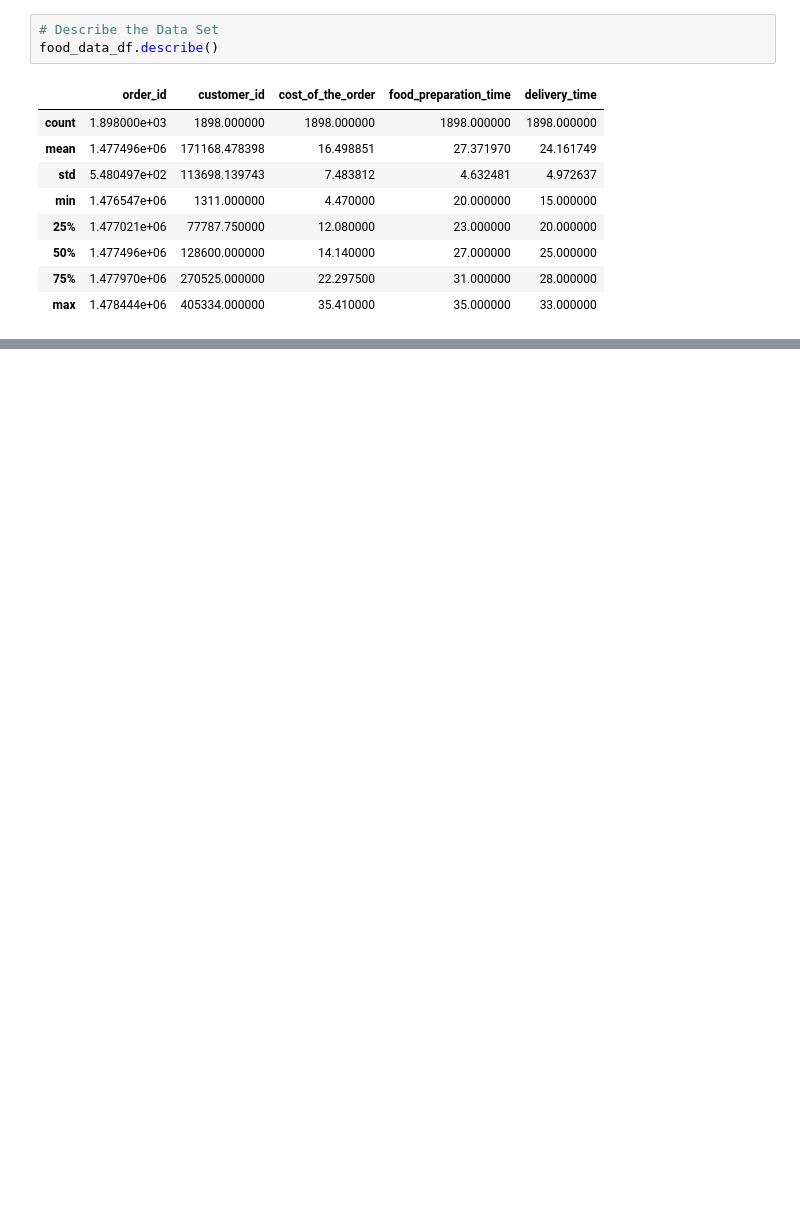
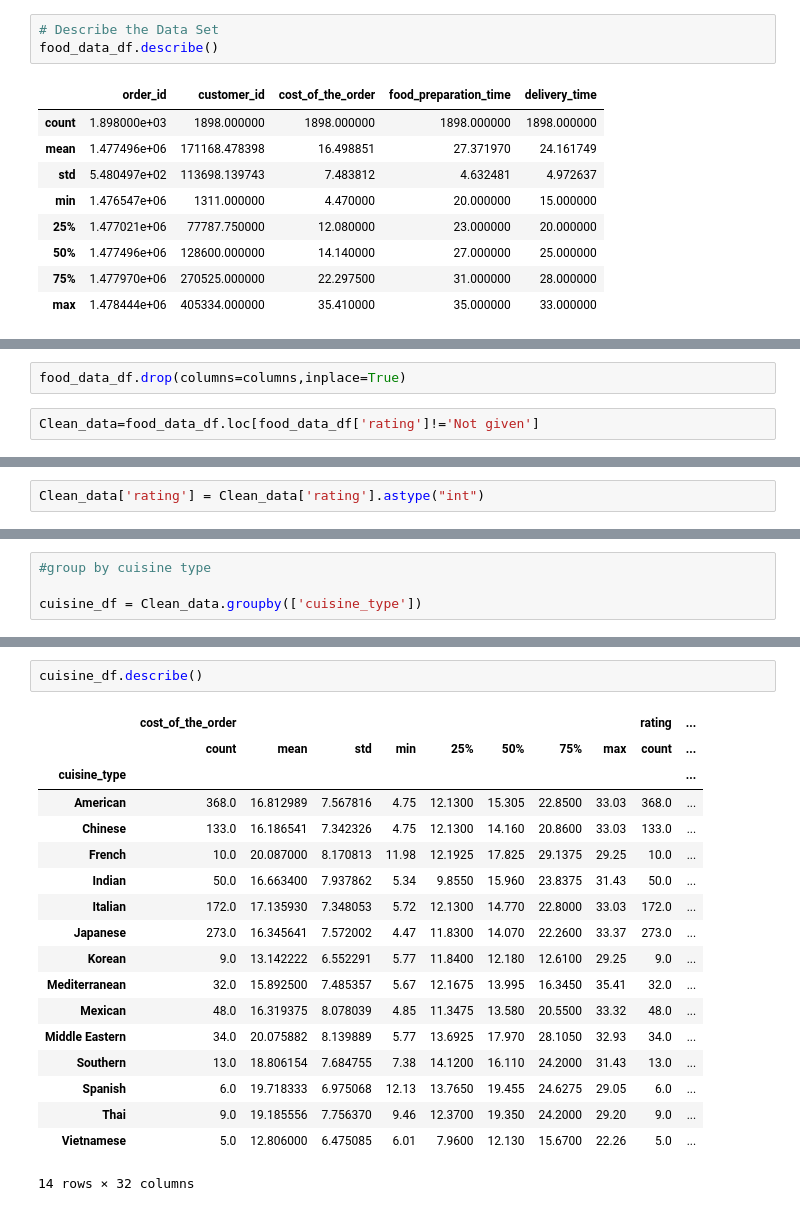
Before and after one commit to WanessaEdmond/GroupProjectFoodies, a Jupyter notebook: ny_foodies.ipynb, the cells around one changed output, grey strips where cells are left out. Drawn from its saved outputs; the diff is of its cells as text; blank space fills up the shorter version.

```diff
--- a/ny_foodies.ipynb
+++ b/ny_foodies.ipynb
@@ -83,0 +61,4 @@ KeyError: "['order_id', 'customer_id'] not found in axis"
+# %%
+food_data_df.drop(columns=columns,inplace=True)
+# %%
+Clean_data=food_data_df.loc[food_data_df['rating']!='Not given']
@@ -88,0 +97,2 @@ food_data_df[food_data_df.restaurant_name.isin(["Joe's Shanghai \x8e_À\x8eü£
+# %%
+Clean_data['rating'] = Clean_data['rating'].astype("int")
@@ -88,0 +116,4 @@ food_data_df[food_data_df.restaurant_name.isin(["Joe's Shanghai \x8e_À\x8eü£
+# %%
+#group by cuisine type
+
+cuisine_df = Clean_data.groupby(['cuisine_type'])
@@ -88,0 +151,21 @@ food_data_df[food_data_df.restaurant_name.isin(["Joe's Shanghai \x8e_À\x8eü£
+# %%
+cuisine_df.describe()
+# %% [output]
+|  | cost_of_the_order |  |  |  |  |  |  |  | rating | ... |
+|  | count | mean | std | min | 25% | 50% | 75% | max | count | ... |
+| cuisine_type |  |  |  |  |  |  |  |  |  | ... |
+| American | 368.0 | 16.812989 | 7.567816 | 4.75 | 12.1300 | 15.305 | 22.8500 | 33.03 | 368.0 | ... |
+| Chinese | 133.0 | 16.186541 | 7.342326 | 4.75 | 12.1300 | 14.160 | 20.8600 | 33.03 | 133.0 | ... |
+| French | 10.0 | 20.087000 | 8.170813 | 11.98 | 12.1925 | 17.825 | 29.1375 | 29.25 | 10.0 | ... |
+| Indian | 50.0 | 16.663400 | 7.937862 | 5.34 | 9.8550 | 15.960 | 23.8375 | 31.43 | 50.0 | ... |
+| Italian | 172.0 | 17.135930 | 7.348053 | 5.72 | 12.1300 | 14.770 | 22.8000 | 33.03 | 172.0 | ... |
+| Japanese | 273.0 | 16.345641 | 7.572002 | 4.47 | 11.8300 | 14.070 | 22.2600 | 33.37 | 273.0 | ... |
+| Korean | 9.0 | 13.142222 | 6.552291 | 5.77 | 11.8400 | 12.180 | 12.6100 | 29.25 | 9.0 | ... |
+| Mediterranean | 32.0 | 15.892500 | 7.485357 | 5.67 | 12.1675 | 13.995 | 16.3450 | 35.41 | 32.0 | ... |
+| Mexican | 48.0 | 16.319375 | 8.078039 | 4.85 | 11.3475 | 13.580 | 20.5500 | 33.32 | 48.0 | ... |
+| Middle Eastern | 34.0 | 20.075882 | 8.139889 | 5.77 | 13.6925 | 17.970 | 28.1050 | 32.93 | 34.0 | ... |
+| Southern | 13.0 | 18.806154 | 7.684755 | 7.38 | 14.1200 | 16.110 | 24.2000 | 31.43 | 13.0 | ... |
+| Spanish | 6.0 | 19.718333 | 6.975068 | 12.13 | 13.7650 | 19.455 | 24.6275 | 29.05 | 6.0 | ... |
+| Thai | 9.0 | 19.185556 | 7.756370 | 9.46 | 12.3700 | 19.350 | 24.2000 | 29.20 | 9.0 | ... |
+| Vietnamese | 5.0 | 12.806000 | 6.475085 | 6.01 | 7.9600 | 12.130 | 15.6700 | 22.26 | 5.0 | ... |
+14 rows × 32 columns
```
Also changed, not shown: parts of 17 cells of this notebook.
